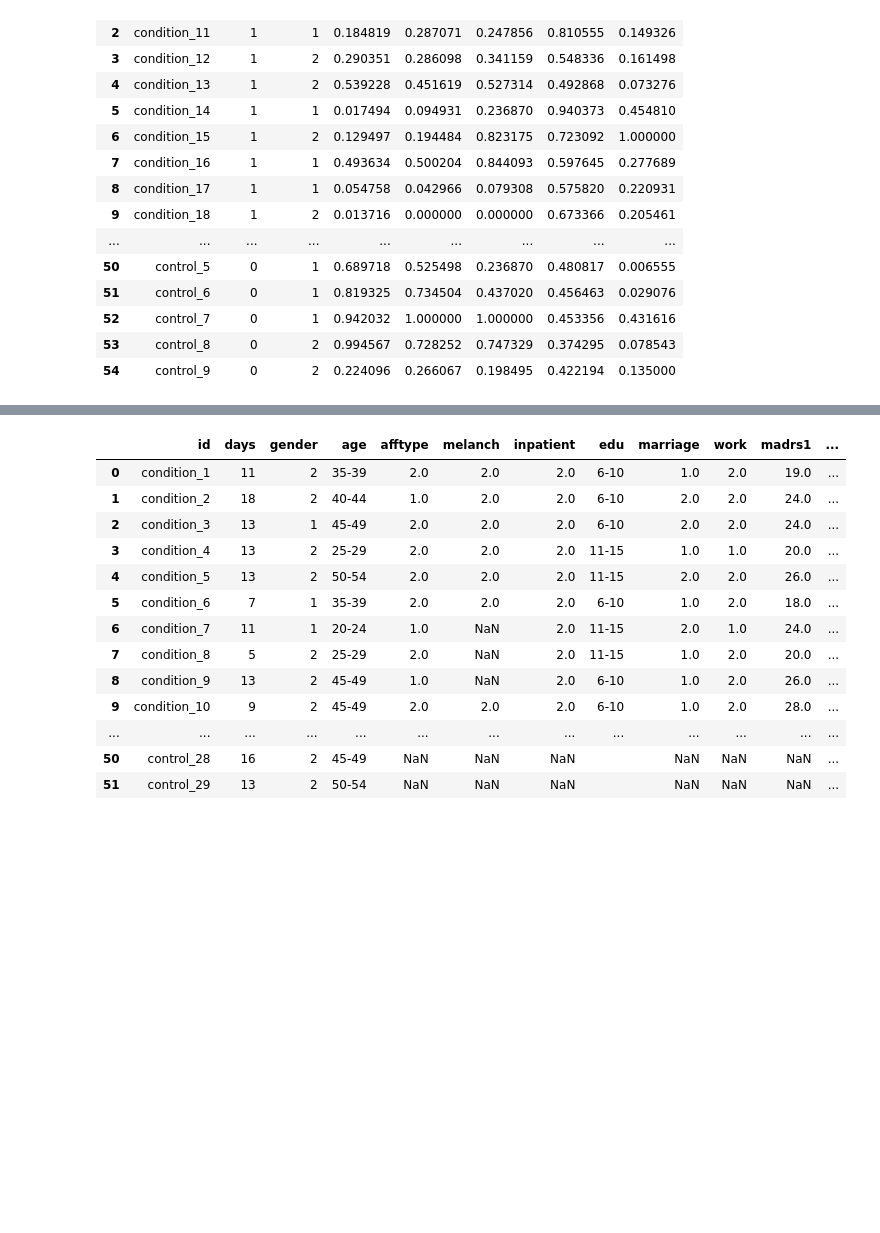
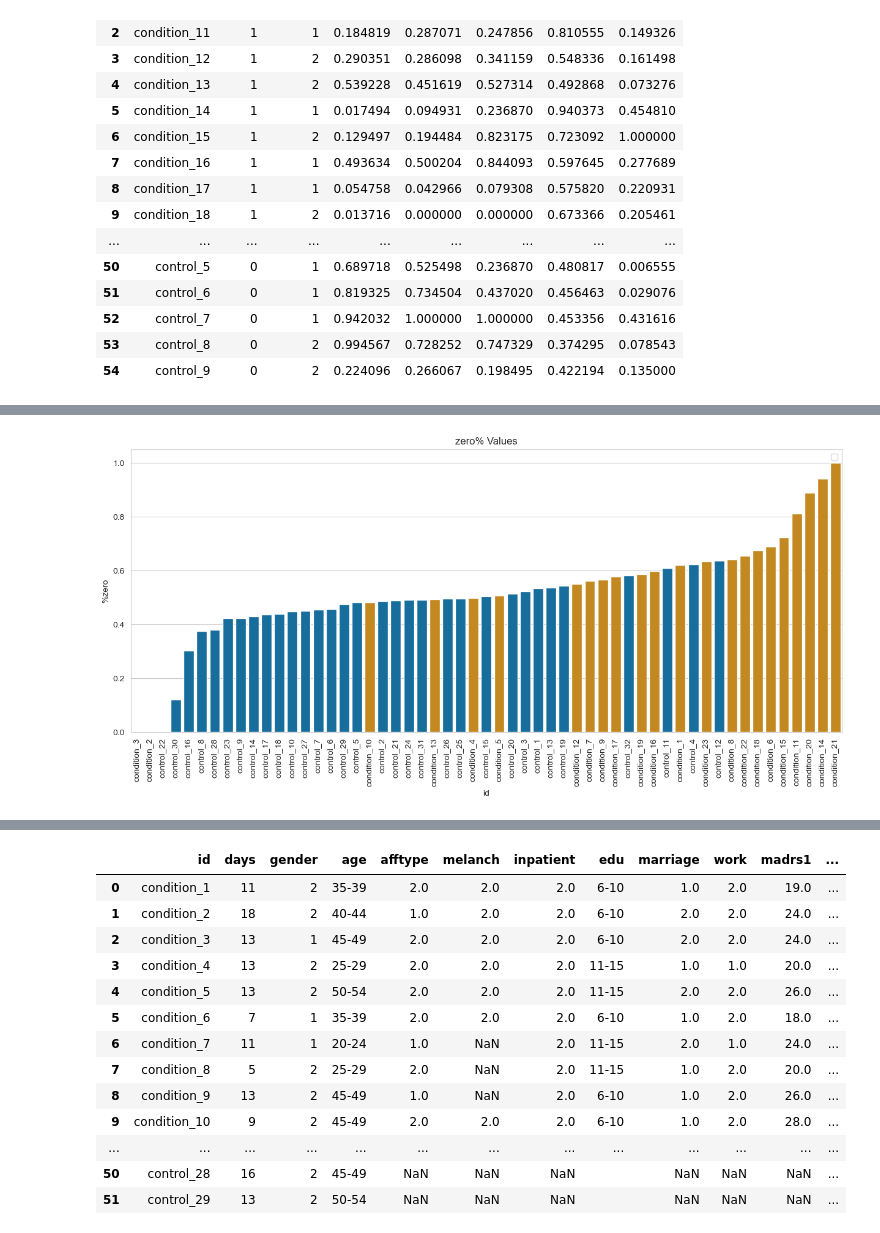
Before and after one commit to zoonalink/IGP-5, a Jupyter notebook: Tom/day_night_sleep_awake.ipynb, the cells around one changed output, grey strips where cells are left out. Saved outputs shown, nothing was run; the diff lists cells and outputs as text; code cells hidden in the pictures; blank space fills up the shorter version.

```diff
--- a/Tom/day_night_sleep_awake.ipynb
+++ b/Tom/day_night_sleep_awake.ipynb
@@ -691,3 +691,19 @@ plt.show()
+# %%
+# Sort the DataFrame by the 'max' column in descending order
+scaled_features_sorted = scaled_features.sort_values(by='%zero')
+
+# Set the figure size
+plt.figure(figsize=(15, 6))
+
+# Use barplot to create the stacked bar plot
+sns.barplot(data=scaled_features_sorted, x='id', y='%zero', hue='label', dodge=False)
+plt.xticks(rotation=90)
+plt.legend()
+plt.title("zero% Values")
+plt.legend([])
+plt.show()
+# %% [output]
+[figure, added]
 # %%
 # Sort the DataFrame by the 'max' column in descending order
 scaled_features_sorted = scaled_features.sort_values(by='max')
```
Also changed, not shown: parts of 5 cells of this notebook, 1 other file.
